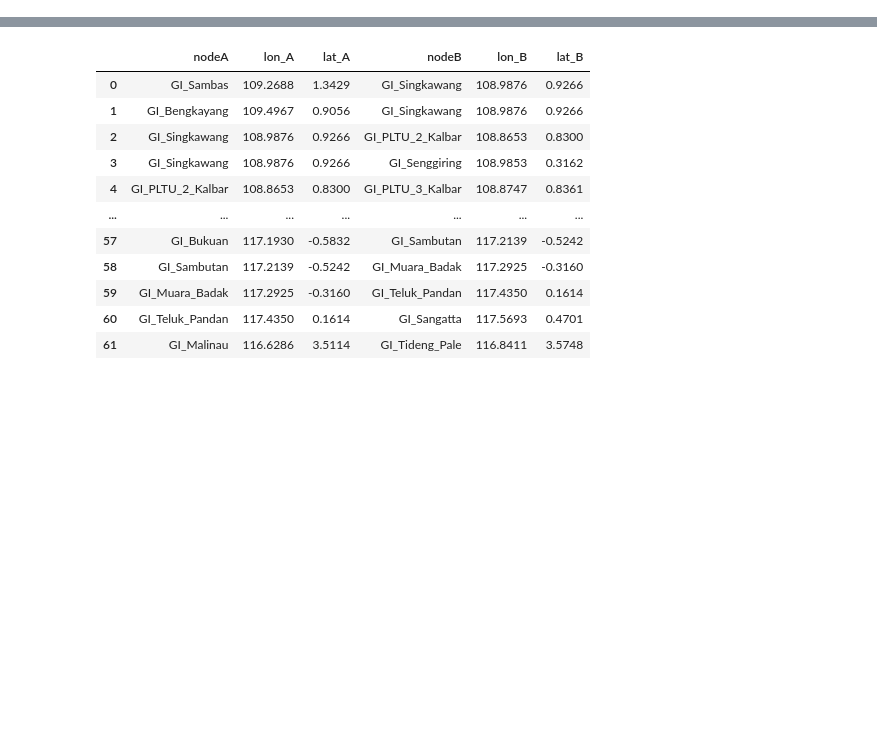
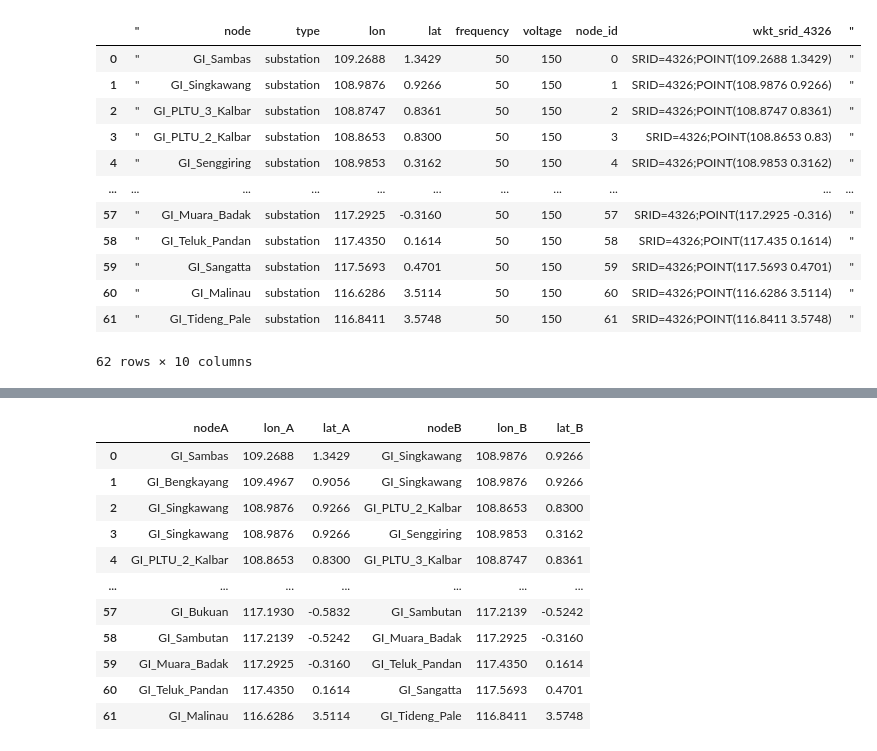
Before and after one commit to hilmandepe/kalimantan_power_system, a Jupyter notebook: model_kalimantan.ipynb, the cells around one changed output, grey strips where cells are left out. Cells and saved outputs as stored; diff of their text form; code cells hidden in the pictures; blank space fills up the shorter version.

```diff
--- a/model_kalimantan.ipynb
+++ b/model_kalimantan.ipynb
@@ -21,4 +7,22 @@ import matplotlib.pyplot as plt
 import folium
 import math
 import networkx as nx
+# %%
+initial_network_nodes = pd.read_csv('database/substations_kalimantan.csv', sep = ",", quotechar = "'")
+
+initial_network_nodes
+# %% [output]
+|  | " | node | type | lon | lat | frequency | voltage | node_id | wkt_srid_4326 | " |
+| 0 | " | GI_Sambas | substation | 109.2688 | 1.3429 | 50 | 150 | 0 | SRID=4326;POINT(109.2688 1.3429) | " |
+| 1 | " | GI_Singkawang | substation | 108.9876 | 0.9266 | 50 | 150 | 1 | SRID=4326;POINT(108.9876 0.9266) | " |
+| 2 | " | GI_PLTU_3_Kalbar | substation | 108.8747 | 0.8361 | 50 | 150 | 2 | SRID=4326;POINT(108.8747 0.8361) | " |
+| 3 | " | GI_PLTU_2_Kalbar | substation | 108.8653 | 0.8300 | 50 | 150 | 3 | SRID=4326;POINT(108.8653 0.83) | " |
+| 4 | " | GI_Senggiring | substation | 108.9853 | 0.3162 | 50 | 150 | 4 | SRID=4326;POINT(108.9853 0.3162) | " |
+| ... | ... | ... | ... | ... | ... | ... | ... | ... | ... | ... |
+| 57 | " | GI_Muara_Badak | substation | 117.2925 | -0.3160 | 50 | 150 | 57 | SRID=4326;POINT(117.2925 -0.316) | " |
+| 58 | " | GI_Teluk_Pandan | substation | 117.4350 | 0.1614 | 50 | 150 | 58 | SRID=4326;POINT(117.435 0.1614) | " |
+| 59 | " | GI_Sangatta | substation | 117.5693 | 0.4701 | 50 | 150 | 59 | SRID=4326;POINT(117.5693 0.4701) | " |
+| 60 | " | GI_Malinau | substation | 116.6286 | 3.5114 | 50 | 150 | 60 | SRID=4326;POINT(116.6286 3.5114) | " |
+| 61 | " | GI_Tideng_Pale | substation | 116.8411 | 3.5748 | 50 | 150 | 61 | SRID=4326;POINT(116.8411 3.5748) | " |
+62 rows × 10 columns
 # %%
```
Also changed, not shown: parts of 20 cells of this notebook.
